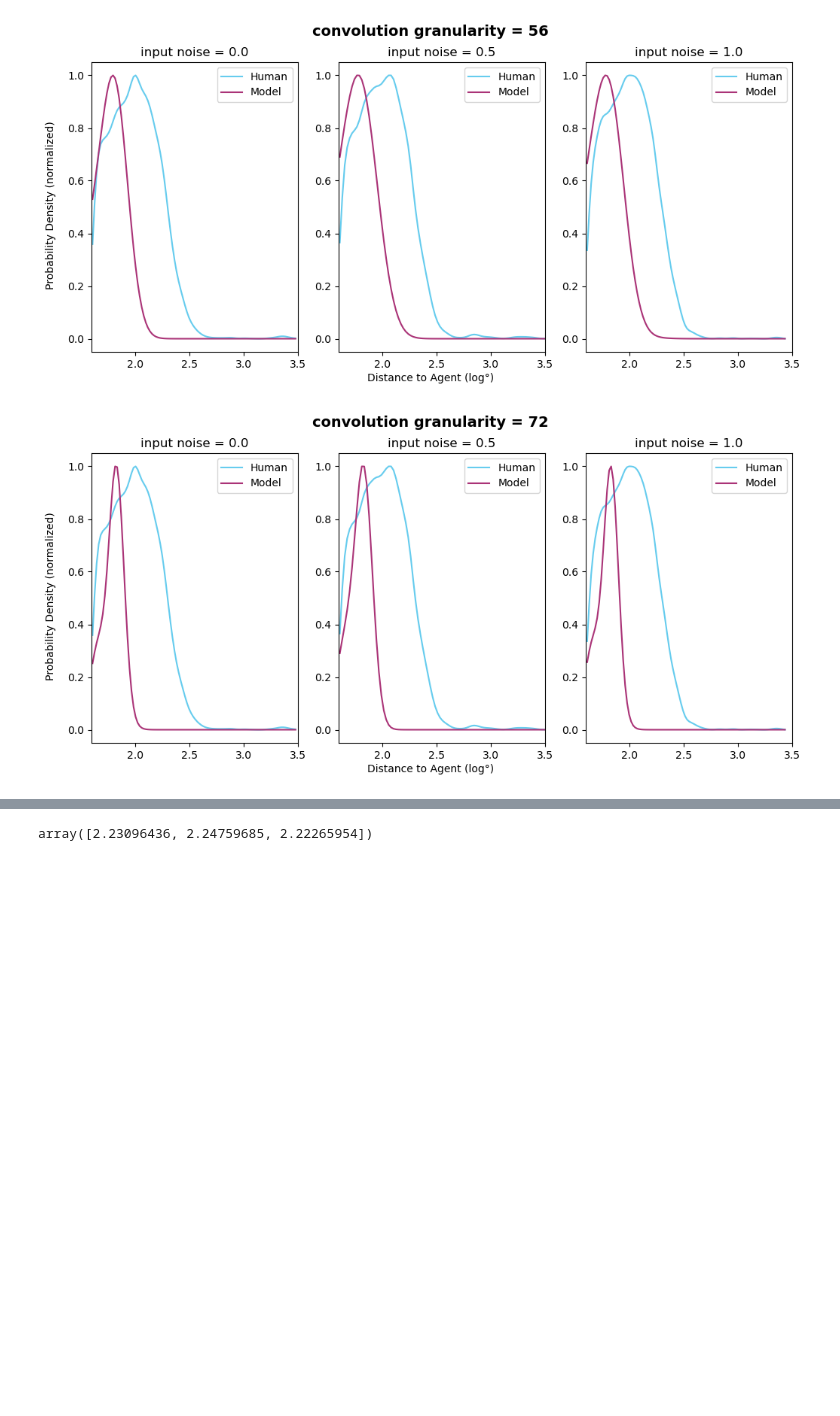
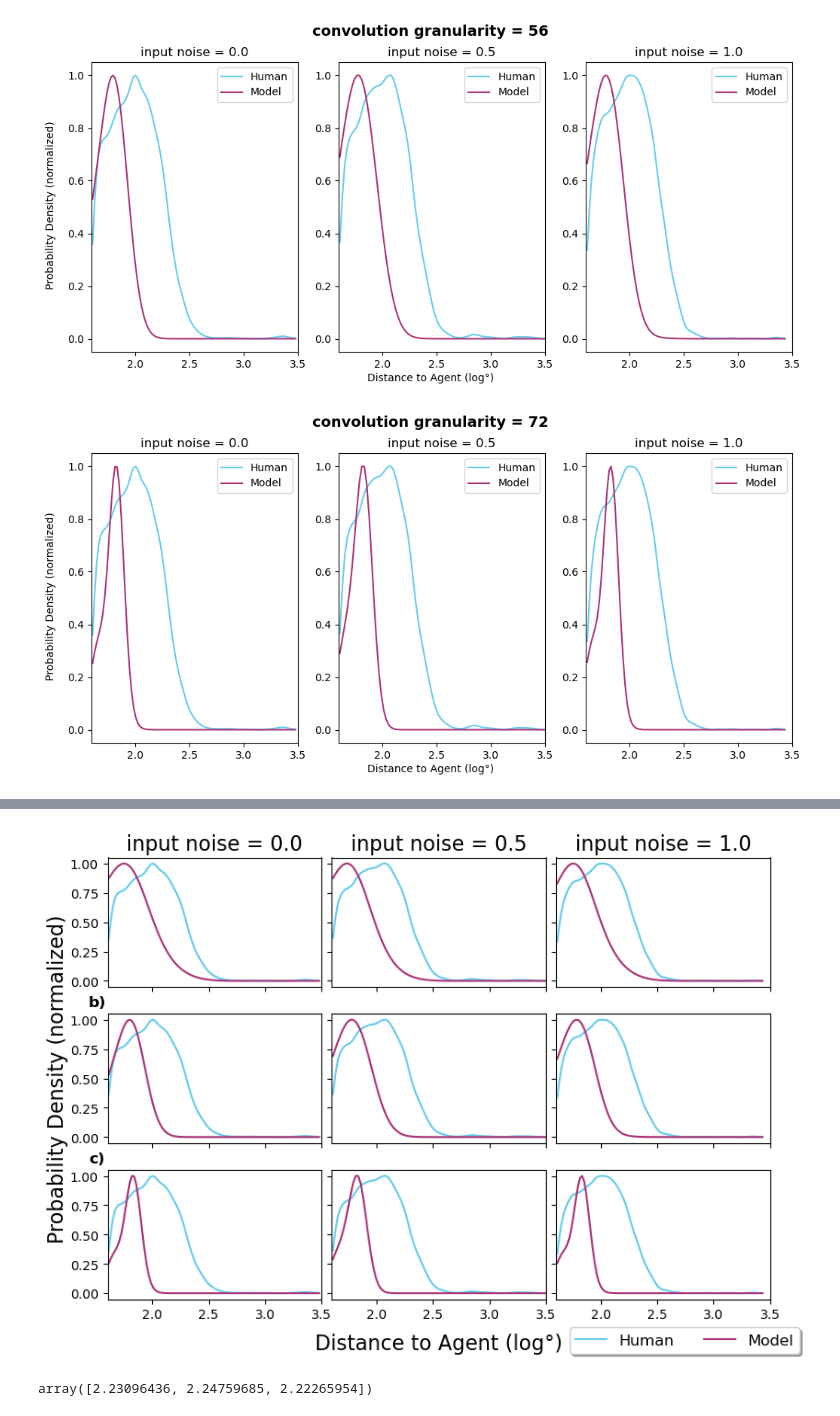
Before and after one commit to nilsheinrich/eye_movement_analysis_moonlander, a Jupyter notebook: ICCM_2024.ipynb, the cells around one changed output, grey strips where cells are left out. Saved outputs shown, nothing was run; the diff lists cells and outputs as text; code cells hidden in the pictures; blank space fills up the shorter version.

```diff
--- a/ICCM_2024.ipynb
+++ b/ICCM_2024.ipynb
@@ -121,0 +134,78 @@ for convolution_granularity in ['12', '20', '30', '42', '56', '72']:
+# %%
+
+fig, ax = plt.subplots(3, 3, figsize=(9, 6))
+#fig.suptitle(f'convolution granularity = {convolution_granularity}', weight="bold", fontsize=14)
+
+plt.subplots_adjust(left=0.1,
+                    bottom=0.1,
+                    right=0.9,
+                    top=0.9,
+                    wspace=0.05,
+                    hspace=0.21)
+
+# axis labels
+fig.text(0.5, 0.02, 'Distance to Agent (log°)', ha='center', va='center', fontsize=16)
+fig.text(0.04, 0.5, 'Probability Density (normalized)', ha='center', va='center', rotation='vertical', fontsize=16)
+
+#row_titles = ['a) [20]', 'b) [56]', 'c) [72]']
+row_titles = ['a)', 'b)', 'c)']
+
+row = 0
+
+for convolution_granularity in ['20', '56', '72']:
+
+    #ax[row][0].set_title(f'{row_titles[row]}', weight="bold", loc='left', fontsize=12)
+    ax[row][0].set_title(f'{row_titles[row]}', weight="bold", x=-0.05, fontsize=12)
+
+    for input_noise, input_noise_magnitude, subplot_pos in zip(['N', 'W', 'S'], [0.0, 0.5, 1.0], [0, 1, 2]):
+
+        exp_dat = DistFix_no_drift[DistFix_no_drift.input_noise == input_noise]
+        sim_dat = simulated_action_goals[(simulated_action_goals.convolution_granularity == convolution_granularity) & (simulated_action_goals.input_noise_magnitude == input_noise_magnitude)]
+
+        # initiate plot
+        if row == 0:
+            ax[row][subplot_pos].set_title(f"input noise = {input_noise_magnitude}", x=0.5, fontsize=16)
+
+        x_bounds = [edge*scaling, (edge+observation_space_x)*scaling]
+        y_bounds = [0, (observation_space_y - bottom_edge)*scaling]
+
+        ax[row][subplot_pos].set_xlim([1.6, 3.5])
+
+        # check for fixation within game boarders
+        target_fixations_human = exp_dat[DistFix_no_drift["converging_eye_x_adjusted"].between(x_bounds[0], x_bounds[1])]
+
+        # sampling
+        kde_human = st.gaussian_kde(np.asarray(target_fixations_human.distance_to_spaceship_log))
+        kde_model = st.gaussian_kde(np.asarray(sim_dat.distance_to_spaceship_log))
+
+        dist_space = np.linspace(min(target_fixations_human.distance_to_spaceship_log), max(target_fixations_human.distance_to_spaceship_log), 100 )
+
+        prob_dens_human_normalized = NormalizeData(kde_human(dist_space))
+        prob_dens_model_normalized = NormalizeData(kde_model(dist_space))
+
+        # not normalized
+        #ax[subplot_pos].plot( dist_space, kde_human(dist_space), label="Human", color='#66CCEE')
+        #ax[subplot_pos].plot( dist_space, kde_model(dist_space), label="Model", color='#AA3377')
+
+        # vs. normalized
+        ax[row][subplot_pos].plot( dist_space, prob_dens_human_normalized, label="Human", color='#66CCEE')
+        ax[row][subplot_pos].plot( dist_space, prob_dens_model_normalized, label="Model", color='#AA3377')
+
+        if subplot_pos == 0:
+            plt.setp(ax[row][subplot_pos].get_yticklabels(), visible=True)
+        else:
+            plt.setp(ax[row][subplot_pos].get_yticklabels(), visible=False)
+
+        if row == 2:
+            plt.setp(ax[row][subplot_pos].get_xticklabels(), visible=True)
+        else:
+            plt.setp(ax[row][subplot_pos].get_xticklabels(), visible=False)
+
+        #ax[1][2].legend()
+        #box = ax[1][2].get_position()
+        #ax[1][2].set_position([box.x0, box.y0, box.width * 0.8, box.height])
+        ax[2][2].legend(loc='upper center', bbox_to_anchor=(0.6, -0.16),
+          fancybox=True, shadow=True, ncol=2, fontsize=12)
+
+    row += 1
+# %% [output]
@@ -122,3 +220,4 @@ for convolution_granularity in ['12', '20', '30', '42', '56', '72']:
+[figure, added]
 # %%
 # works for multiple metrics:
 
```
Also changed, not shown: parts of 5 cells of this notebook, 2 other files.
